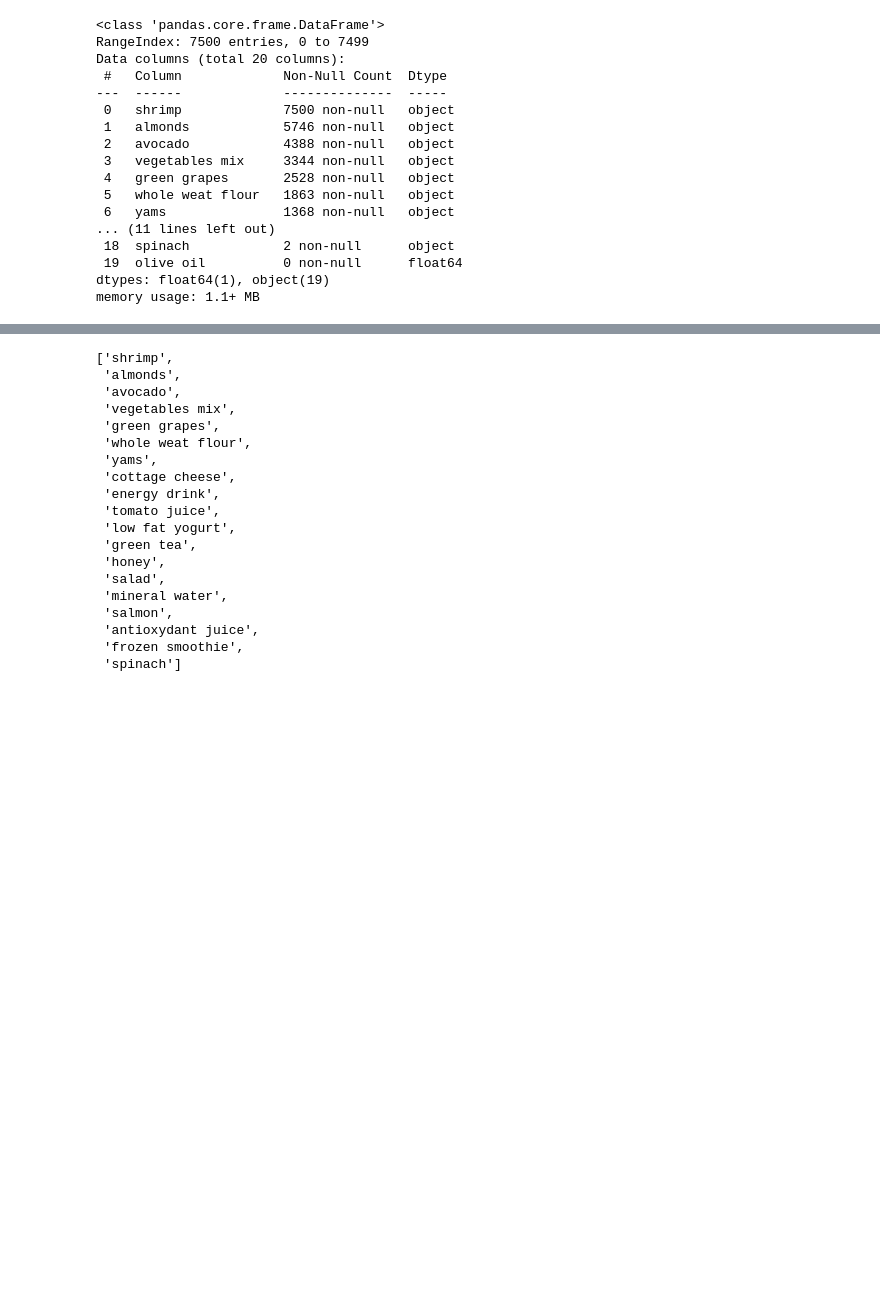
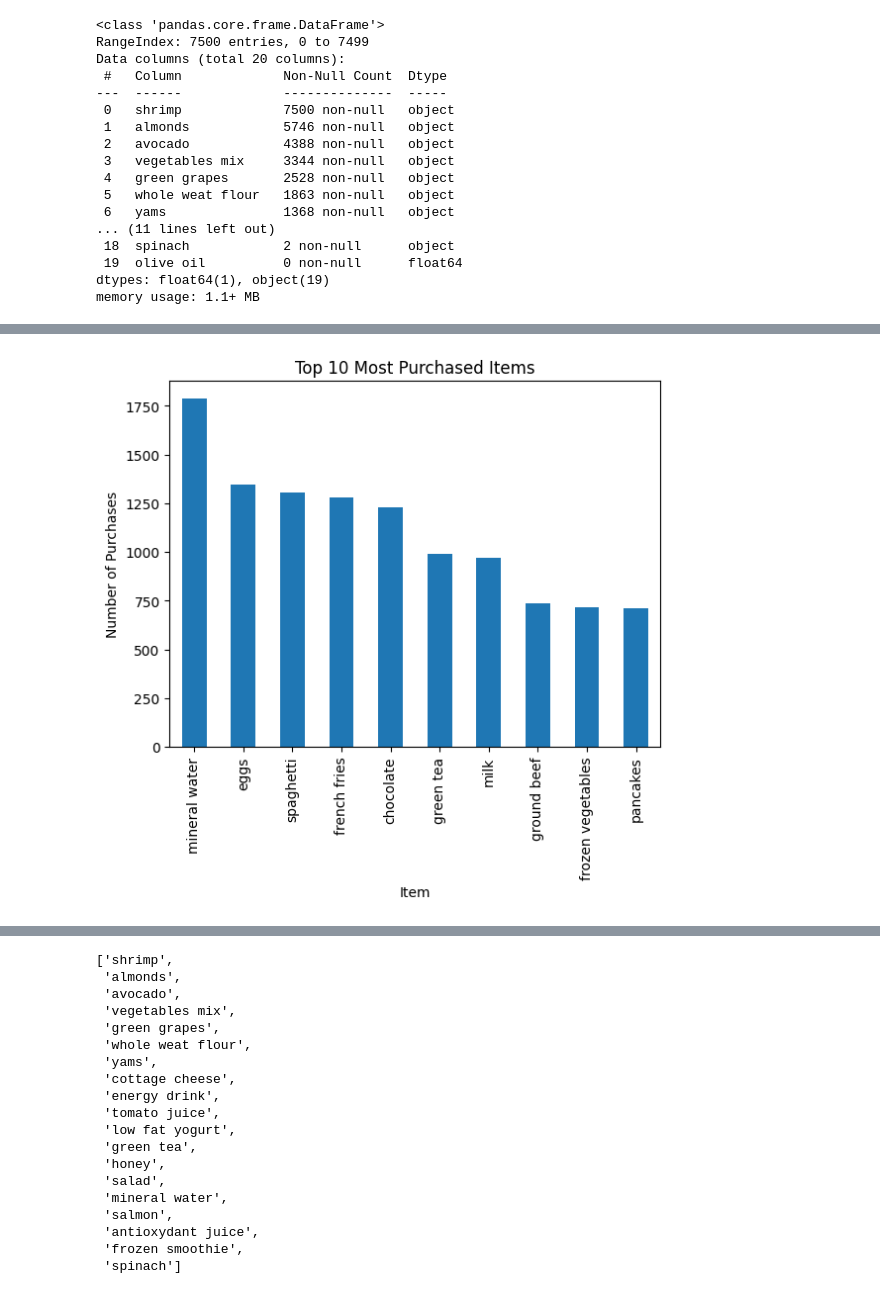
Before and after one commit to noelmt7/LAB-3, a Jupyter notebook: 23485338_LAB3.ipynb, the cells around one changed output, grey strips where cells are left out. Cells and saved outputs as stored; diff of their text form; code cells hidden in the pictures; blank space fills up the shorter version.

```diff
--- a/23485338_LAB3.ipynb
+++ b/23485338_LAB3.ipynb
@@ -57,3 +74,7 @@ df.head()
+# %%
+transactions = []
+for i in range(0,df.shape[0]):
+    transactions.append([str(df.values[i,j])for j in range(0,df.shape[1])])
 # %%
 transactions = []
 for i in range(0,df.shape[0]):
@@ -120 +141,9 @@ frozen vegetables     715
 dtype: object
+# %%
+top10.plot(kind='bar')
+plt.xlabel("Item")
+plt.ylabel("Number of Purchases")
+plt.title("Top 10 Most Purchased Items")
+plt.show()
+# %% [output]
+[figure, added]
```
Also changed, not shown: parts of 12 cells of this notebook.
